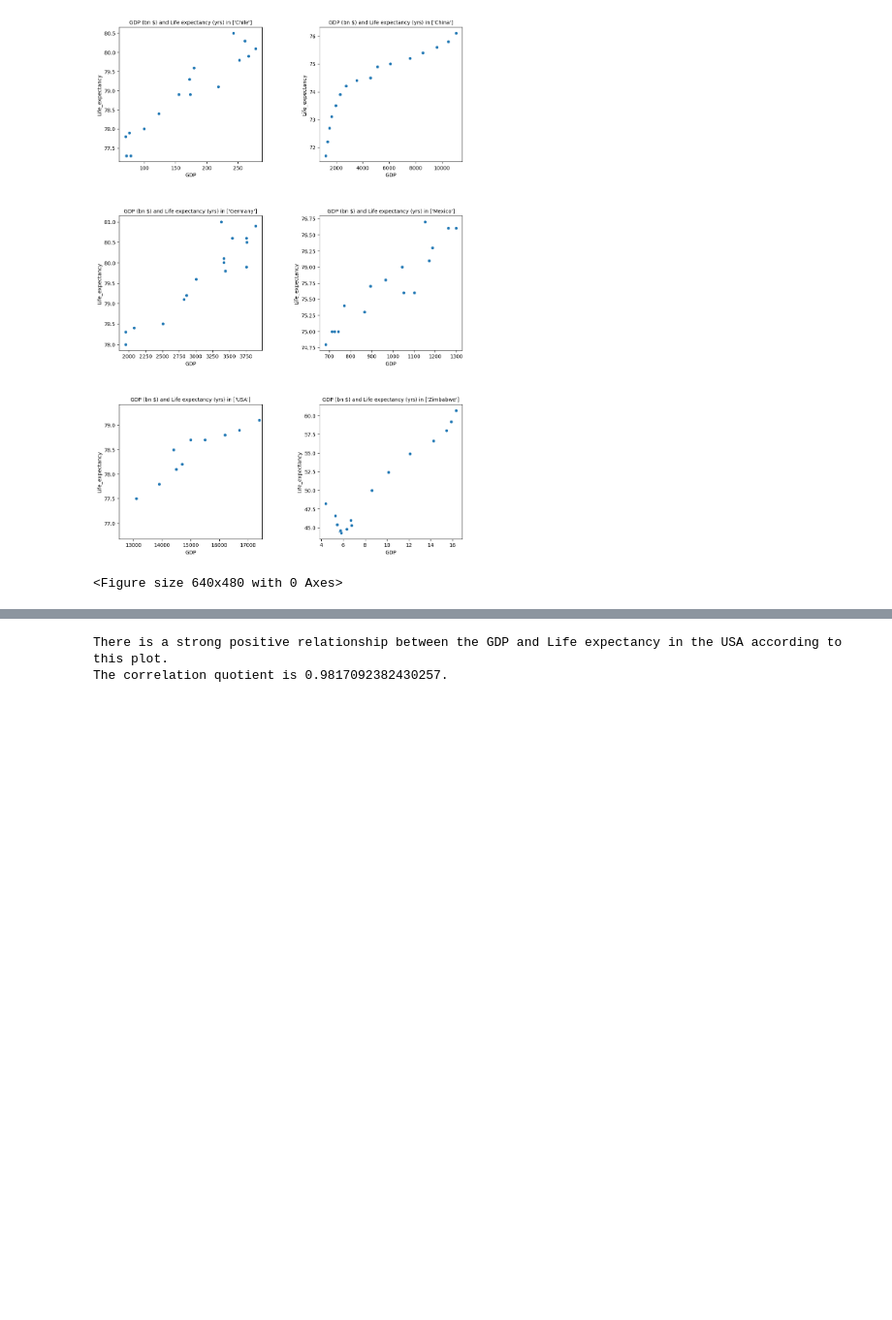
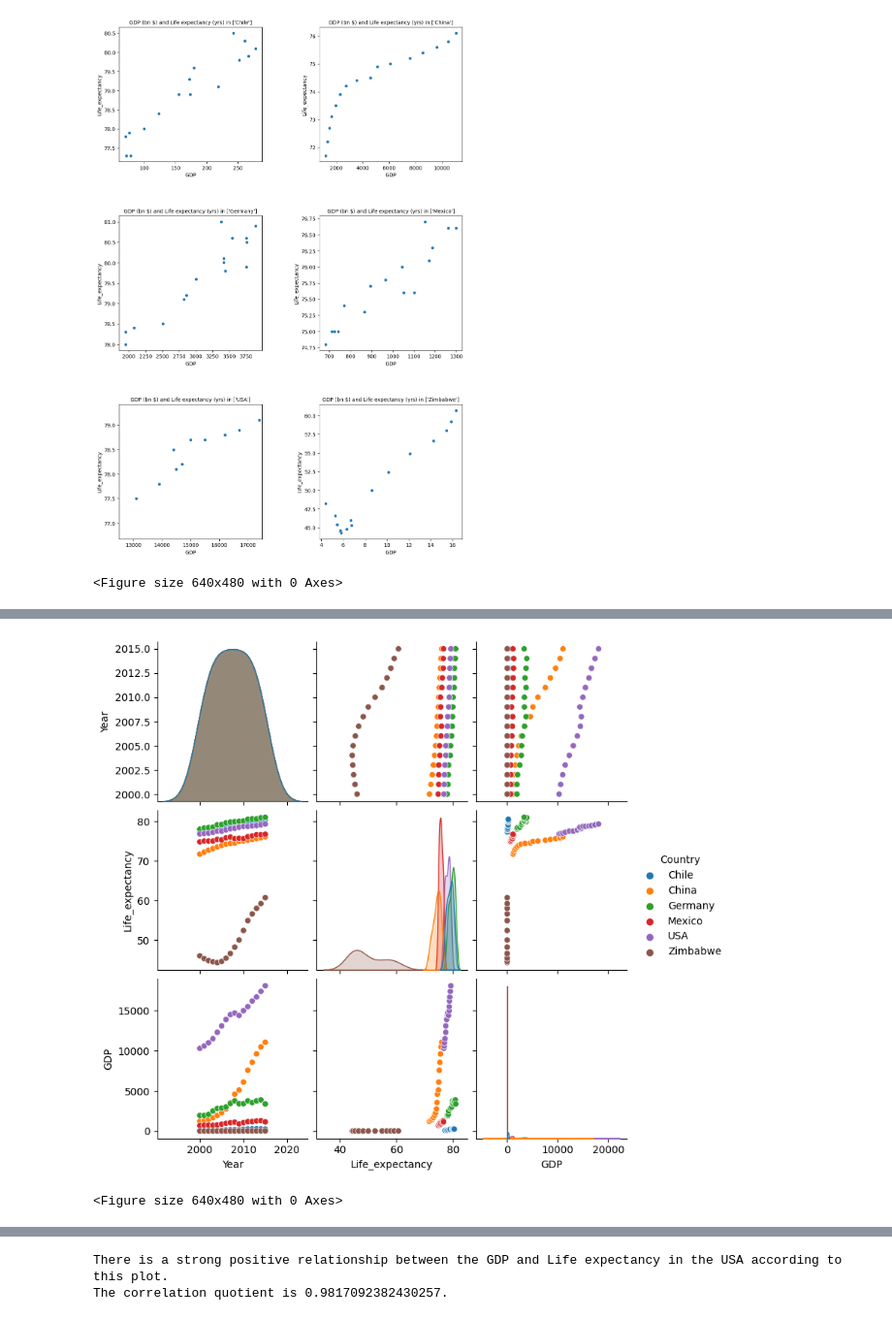
Before and after one commit to LiZoMark841619/GDP_Life_expectancy, a Jupyter notebook: GDP_Life_expectancy/life_expectancy_gdp.ipynb, the cells around one changed output, grey strips where cells are left out. Shown at 97% size. Drawn from its saved outputs; the diff is of its cells as text; code cells hidden in the pictures; blank space fills up the shorter version.

```diff
--- a/GDP_Life_expectancy/life_expectancy_gdp.ipynb
+++ b/GDP_Life_expectancy/life_expectancy_gdp.ipynb
@@ -225,2 +235,9 @@ for country in countries:
+# %%
+sns.pairplot(data=data, hue="Country")
+plt.show()
+plt.clf()
+# %% [output]
+[figure, added]
+<Figure size 640x480 with 0 Axes>
 # %%
 sns.scatterplot(x='GDP', y='Life_expectancy', data=data, hue='Country')
```
Also changed, not shown: parts of 5 cells of this notebook.
